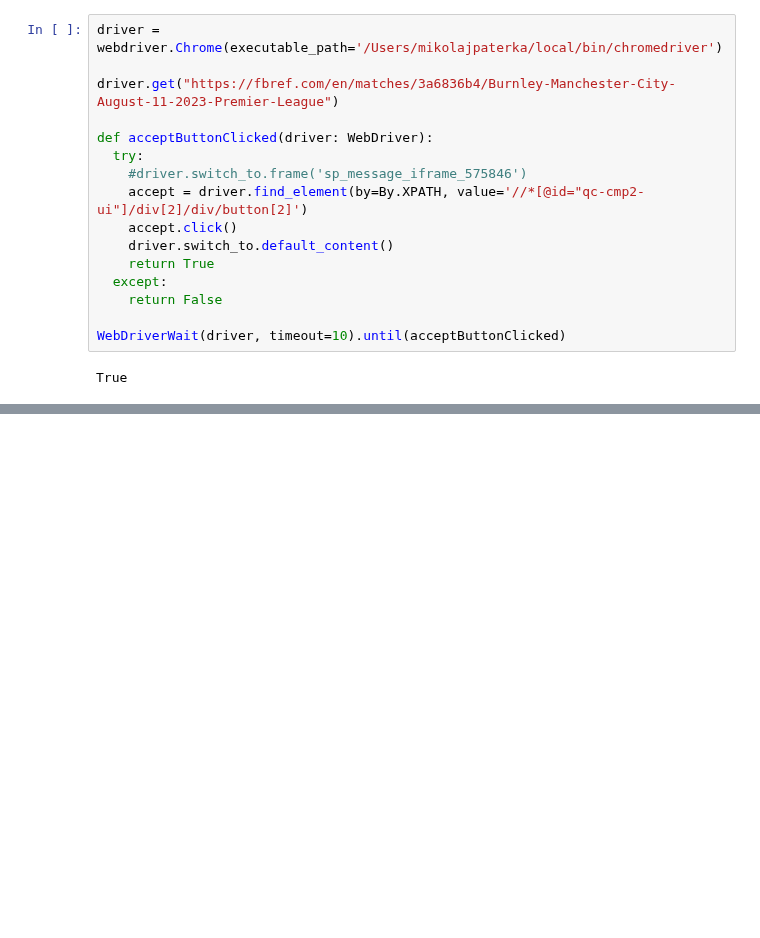
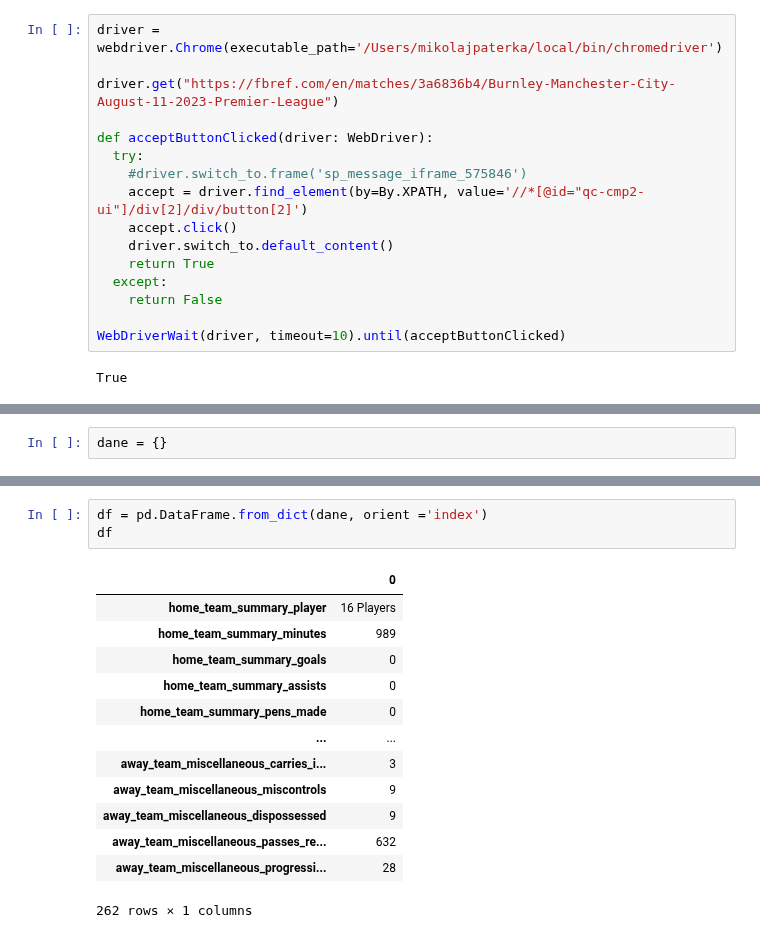
Before and after one commit to MikoPat/Football-match-results-predictions, a Jupyter notebook: Poc/test_caly_html.ipynb, the cells around one changed output, grey strips where cells are left out. Drawn from its saved outputs; the diff is of its cells as text; blank space fills up the shorter version.

Commit message:
dane z meczy z fbref

```diff
--- a/Poc/test_caly_html.ipynb
+++ b/Poc/test_caly_html.ipynb
@@ -49,0 +88,2 @@ print(page_source)
+# %%
+dane = {}
@@ -49,0 +116,17 @@ print(page_source)
+# %%
+df = pd.DataFrame.from_dict(dane, orient ='index')
+df
+# %% [output]
+|  | 0 |
+| home_team_summary_player | 16 Players |
+| home_team_summary_minutes | 989 |
+| home_team_summary_goals | 0 |
+| home_team_summary_assists | 0 |
+| home_team_summary_pens_made | 0 |
+| ... | ... |
+| away_team_miscellaneous_carries_i... | 3 |
+| away_team_miscellaneous_miscontrols | 9 |
+| away_team_miscellaneous_dispossessed | 9 |
+| away_team_miscellaneous_passes_re... | 632 |
+| away_team_miscellaneous_progressi... | 28 |
+262 rows × 1 columns
```
Also changed, not shown: parts of 13 cells of this notebook, 1 other file.
